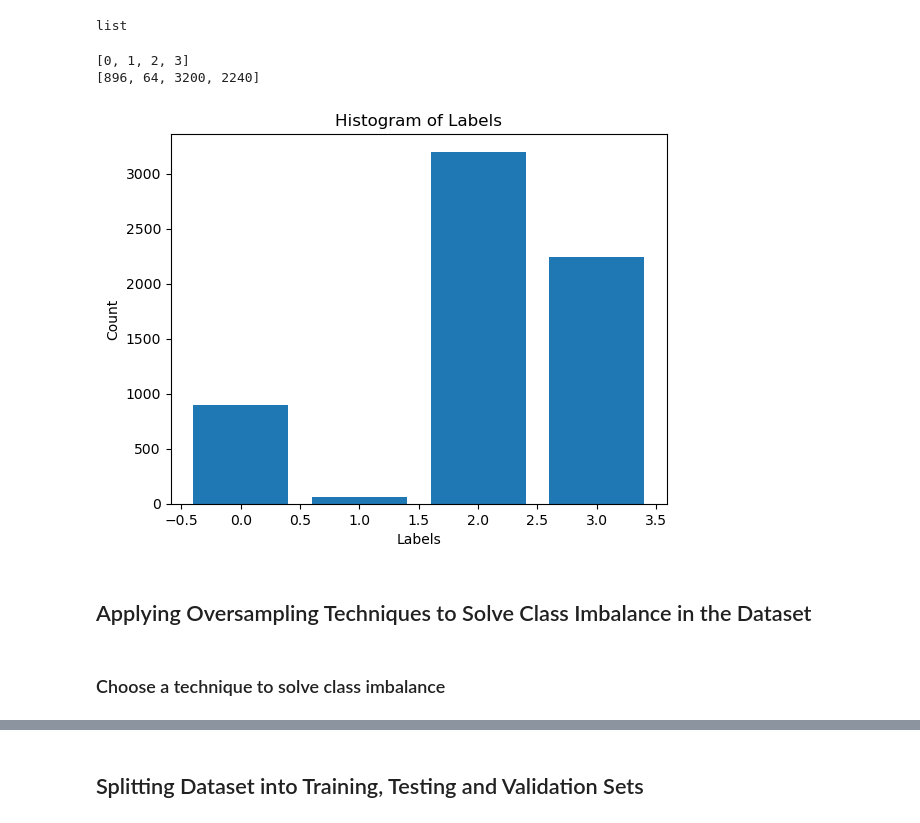
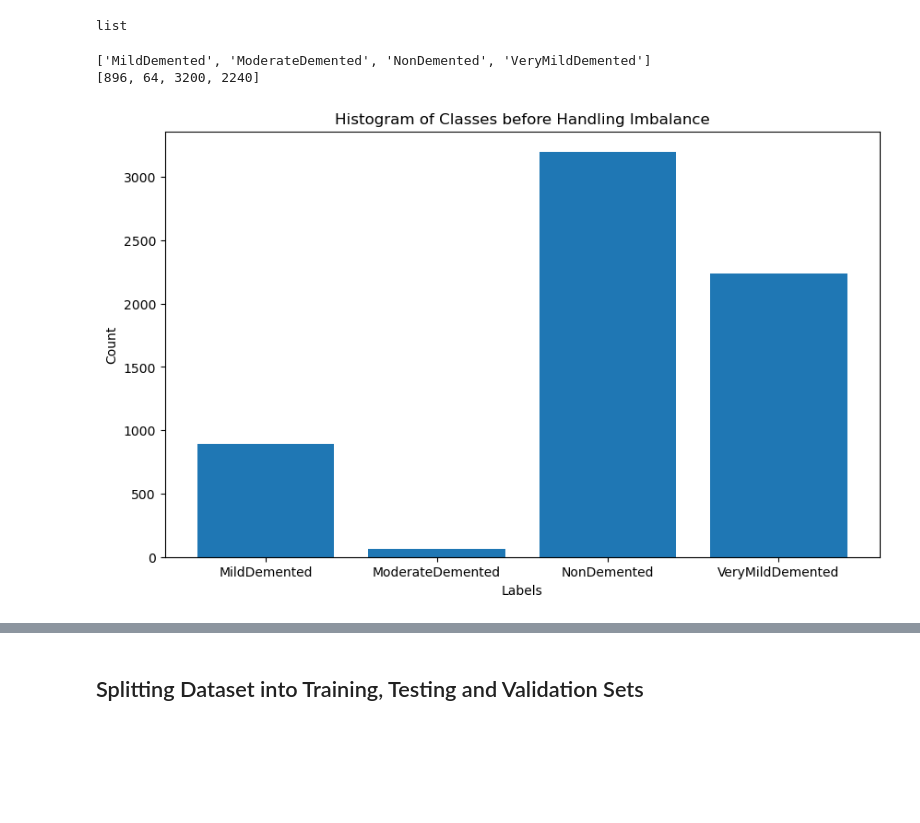
Before and after one commit to MarzukaaZaki/alzheimers-classification-modified-ADDNet, a Jupyter notebook: Modified-ADD-Net.ipynb, the cells around one changed output, grey strips where cells are left out. Saved outputs shown, nothing was run; the diff lists cells and outputs as text; code cells hidden in the pictures; blank space fills up the shorter version.

```diff
--- a/Modified-ADD-Net.ipynb
+++ b/Modified-ADD-Net.ipynb
@@ -131,7 +131,10 @@ type(class_samples)
 list
 # %%
 # Extract the first elements into a separate list
-labels = [t[0] for t in class_samples]
+labels = ['MildDemented',
+           'ModerateDemented',
+           'NonDemented',
+           'VeryMildDemented']
 
 # Extract the second elements into another list
 counts = [t[1] for t in class_samples]
@@ -139,20 +142,20 @@ counts = [t[1] for t in class_samples]
 print(labels)
 print(counts)
 # %% [output]
-[0, 1, 2, 3]
+['MildDemented', 'ModerateDemented', 'NonDemented', 'VeryMildDemented']
 [896, 64, 3200, 2240]
 # %%
+plt.figure(figsize=(10, 6))
 # Create a histogram plot
 plt.bar(labels, counts)
+plt.xticks(labels)
 
 # Add labels and title to the plot
 plt.xlabel('Labels')
 plt.ylabel('Count')
-plt.title('Histogram of Labels')
+plt.title('Histogram of Classes before Handling Imbalance')
 
 # Display the plot
 plt.show()
 # %% [output]
-[figure, old version]
+[figure, new version]
-# %% [markdown]
-## Applying Oversampling Techniques to Solve Class Imbalance in the Dataset
@@ -188,2 +161,0 @@ X = X.reshape(-1, flattened_shape)
-# %% [markdown]
-### Choose a technique to solve class imbalance
```
Also changed, not shown: parts of 31 cells of this notebook.
